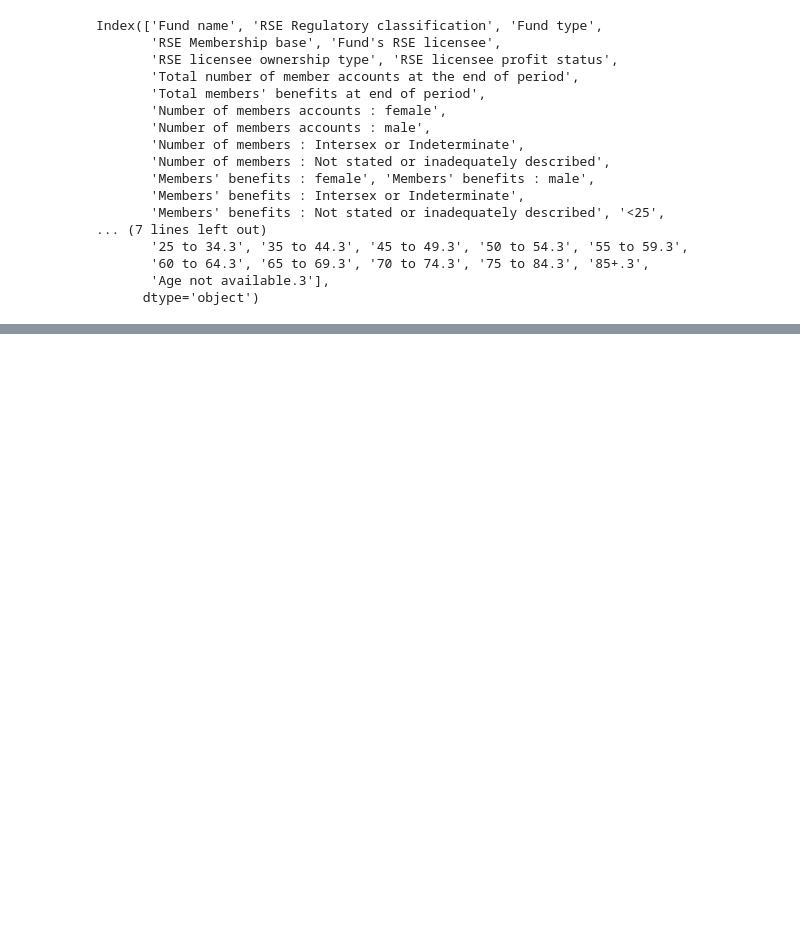
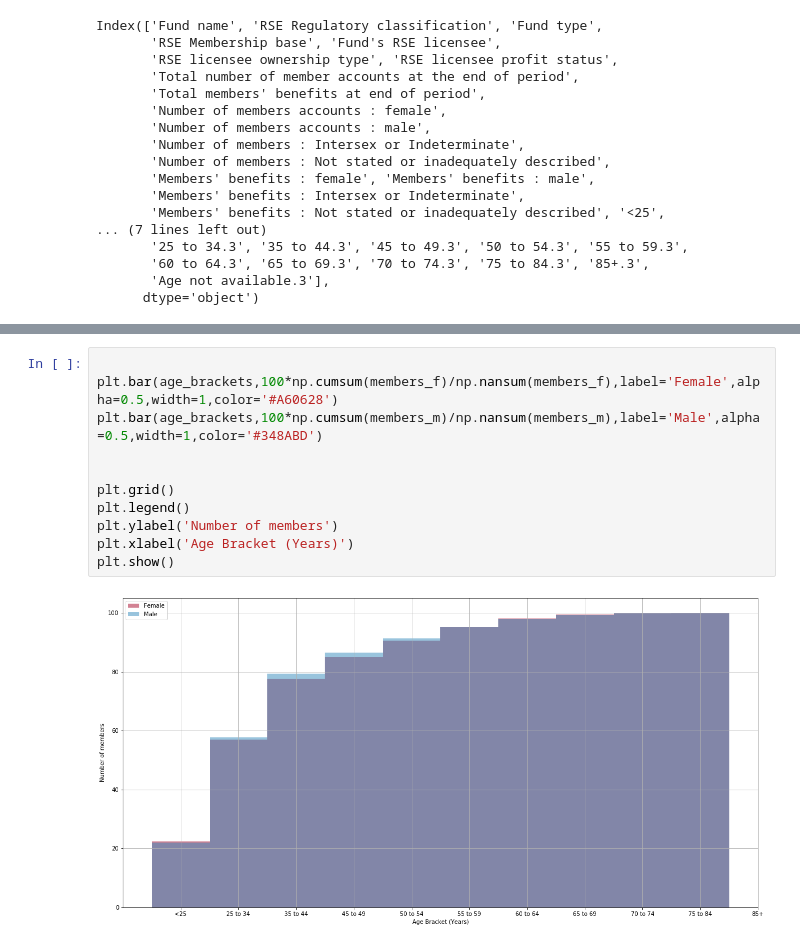
Before and after one commit to CGCooke/Blog, a Jupyter notebook: _notebooks/22-3-2020-Super-Fun-With-Bayesian-Magic.ipynb, the cells around one changed output, grey strips where cells are left out. Saved outputs shown, nothing was run; the diff lists cells and outputs as text; blank space fills up the shorter version.

```diff
--- a/_notebooks/22-3-2020-Super-Fun-With-Bayesian-Magic.ipynb
+++ b/_notebooks/22-3-2020-Super-Fun-With-Bayesian-Magic.ipynb
@@ -121,0 +128,13 @@ plt.show()
+# %%
+
+plt.bar(age_brackets,100*np.cumsum(members_f)/np.nansum(members_f),label='Female',alpha=0.5,width=1,color='#A60628')
+plt.bar(age_brackets,100*np.cumsum(members_m)/np.nansum(members_m),label='Male',alpha=0.5,width=1,color='#348ABD')
+
+
+plt.grid()
+plt.legend()
+plt.ylabel('Number of members')
+plt.xlabel('Age Bracket (Years)')
+plt.show()
+# %% [output]
+[figure, added]
```
Also changed, not shown: parts of 2 cells of this notebook, 1 other file.
